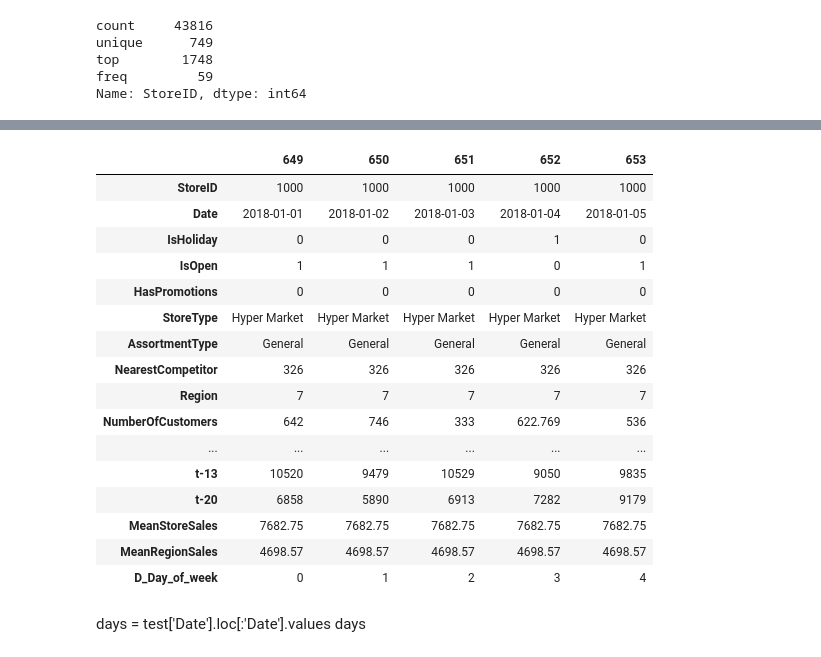
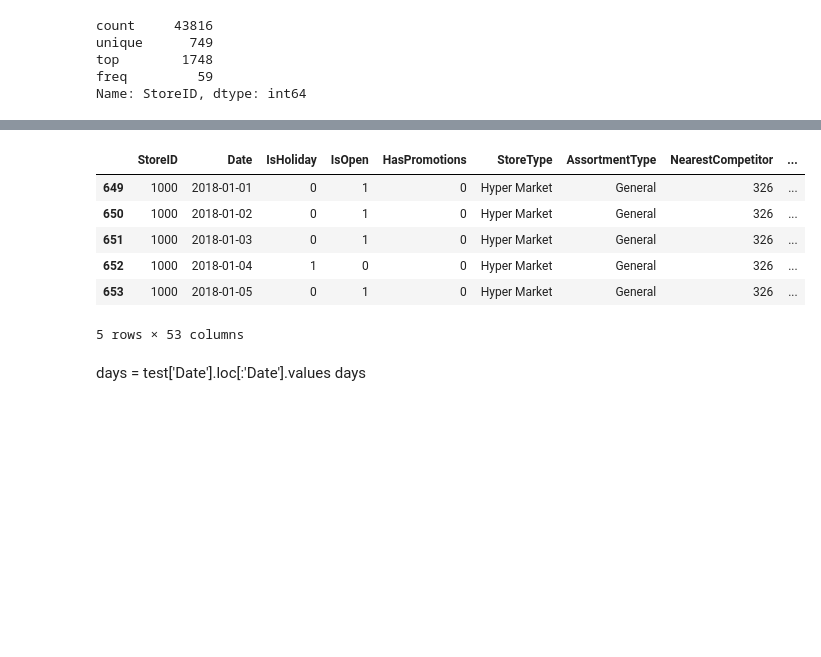
Before and after one commit to mirkomantovani/DMTM-project-BIP, a Jupyter notebook: DayByDay.ipynb, the cells around one changed output, grey strips where cells are left out. Cells and saved outputs as stored; diff of their text form; code cells hidden in the pictures; blank space fills up the shorter version.

```diff
--- a/DayByDay.ipynb
+++ b/DayByDay.ipynb
@@ -11,7 +11,7 @@ warnings.filterwarnings("ignore")
 
 %matplotlib inline
 # %%
-df = pd.read_csv('./dataset/enriched_train.csv')
+df = pd.read_csv("enriched_train.csv")
 # %%
 dataset_cat=df['StoreID']
 dataset_cat.astype('object').describe()
@@ -76,25 +76,15 @@ x.head()
 | 3 | 5895.000000 | 6618.000000 | 7890.0 | 8041.0 | 6087.0 | 6962.0 | 7675.446488 | 7989.0 | 7154.000000 | 7675.446488 | 7675.446488 | ... |
 | 4 | 7675.446488 | 7675.446488 | 6005.0 | 7890.0 | 6962.0 | 6618.0 | 9183.000000 | 5895.0 | 7675.446488 | 6348.000000 | 10110.000000 | ... |
 # %%
-test.head().T
+test.head()
 # %% [output]
-|  | 649 | 650 | 651 | 652 | 653 |
-| StoreID | 1000 | 1000 | 1000 | 1000 | 1000 |
-| Date | 2018-01-01 | 2018-01-02 | 2018-01-03 | 2018-01-04 | 2018-01-05 |
-| IsHoliday | 0 | 0 | 0 | 1 | 0 |
-| IsOpen | 1 | 1 | 1 | 0 | 1 |
-| HasPromotions | 0 | 0 | 0 | 0 | 0 |
-| StoreType | Hyper Market | Hyper Market | Hyper Market | Hyper Market | Hyper Market |
-| AssortmentType | General | General | General | General | General |
-| NearestCompetitor | 326 | 326 | 326 | 326 | 326 |
-| Region | 7 | 7 | 7 | 7 | 7 |
-| NumberOfCustomers | 642 | 746 | 333 | 622.769 | 536 |
-| ... | ... | ... | ... | ... | ... |
-| t-13 | 10520 | 9479 | 10529 | 9050 | 9835 |
-| t-20 | 6858 | 5890 | 6913 | 7282 | 9179 |
-| MeanStoreSales | 7682.75 | 7682.75 | 7682.75 | 7682.75 | 7682.75 |
-| MeanRegionSales | 4698.57 | 4698.57 | 4698.57 | 4698.57 | 4698.57 |
-| D_Day_of_week | 0 | 1 | 2 | 3 | 4 |
+|  | StoreID | Date | IsHoliday | IsOpen | HasPromotions | StoreType | AssortmentType | NearestCompetitor | ... |
+| 649 | 1000 | 2018-01-01 | 0 | 1 | 0 | Hyper Market | General | 326 | ... |
+| 650 | 1000 | 2018-01-02 | 0 | 1 | 0 | Hyper Market | General | 326 | ... |
+| 651 | 1000 | 2018-01-03 | 0 | 1 | 0 | Hyper Market | General | 326 | ... |
+| 652 | 1000 | 2018-01-04 | 1 | 0 | 0 | Hyper Market | General | 326 | ... |
+| 653 | 1000 | 2018-01-05 | 0 | 1 | 0 | Hyper Market | General | 326 | ... |
+5 rows × 53 columns
 # %% [markdown]
 days = test['Date'].loc[:'Date'].values
 days
```
Also changed, not shown: parts of 8 cells of this notebook.
